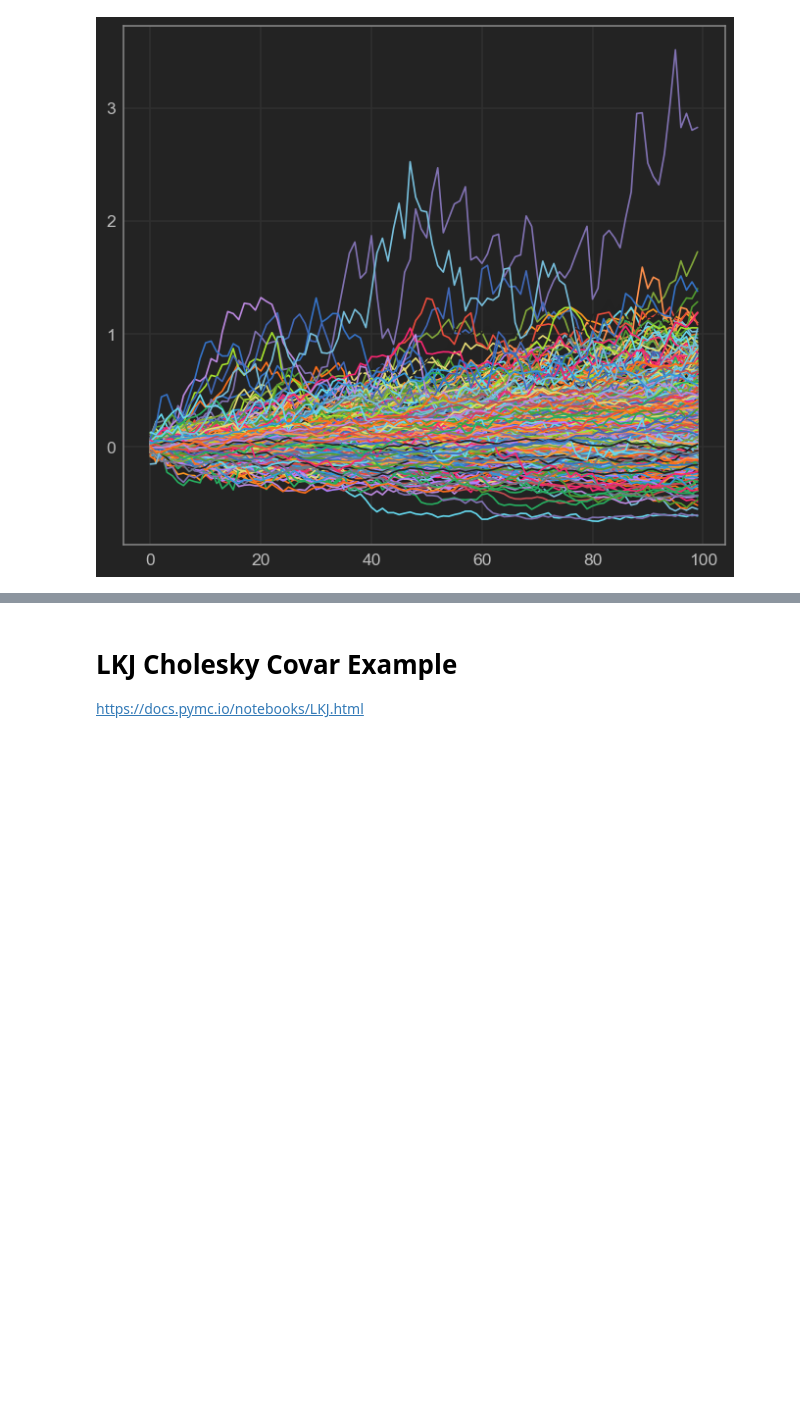
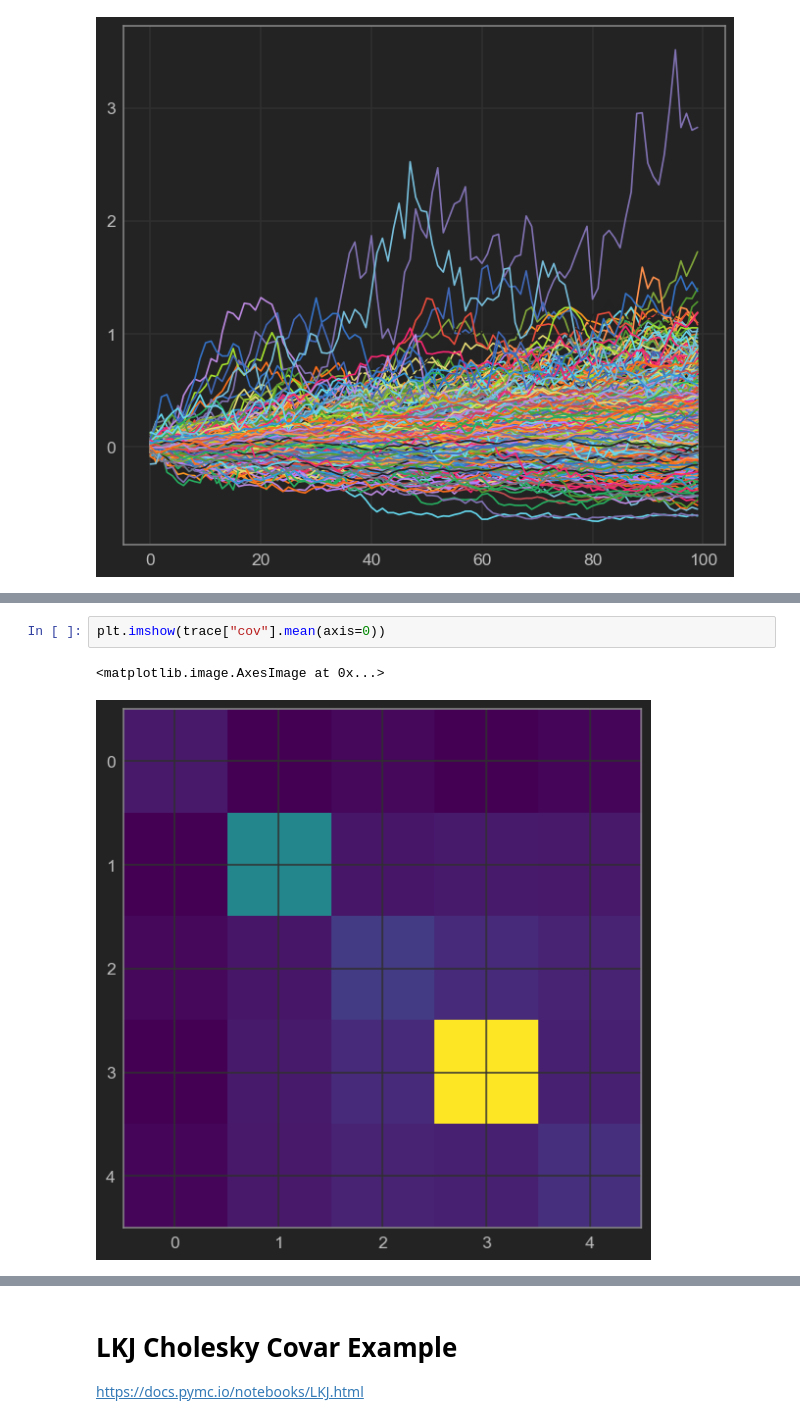
Before and after one commit to Jonathan-Lindbloom/bayesian-projects, a Jupyter notebook: Portfolio Allocation/multivar_student_t/Multivar Student T.ipynb, the cells around one changed output, grey strips where cells are left out. Cells and saved outputs as stored; diff of their text form; blank space fills up the shorter version.

```diff
--- a/Portfolio Allocation/multivar_student_t/Multivar Student T.ipynb
+++ b/Portfolio Allocation/multivar_student_t/Multivar Student T.ipynb
@@ -454,0 +538,5 @@ for j in range(1000):
+# %%
+plt.imshow(trace["cov"].mean(axis=0))
+# %% [output]
+<matplotlib.image.AxesImage at 0x...>
+[figure, added]
```
Also changed, not shown: parts of 11 cells of this notebook, 9 other files.
